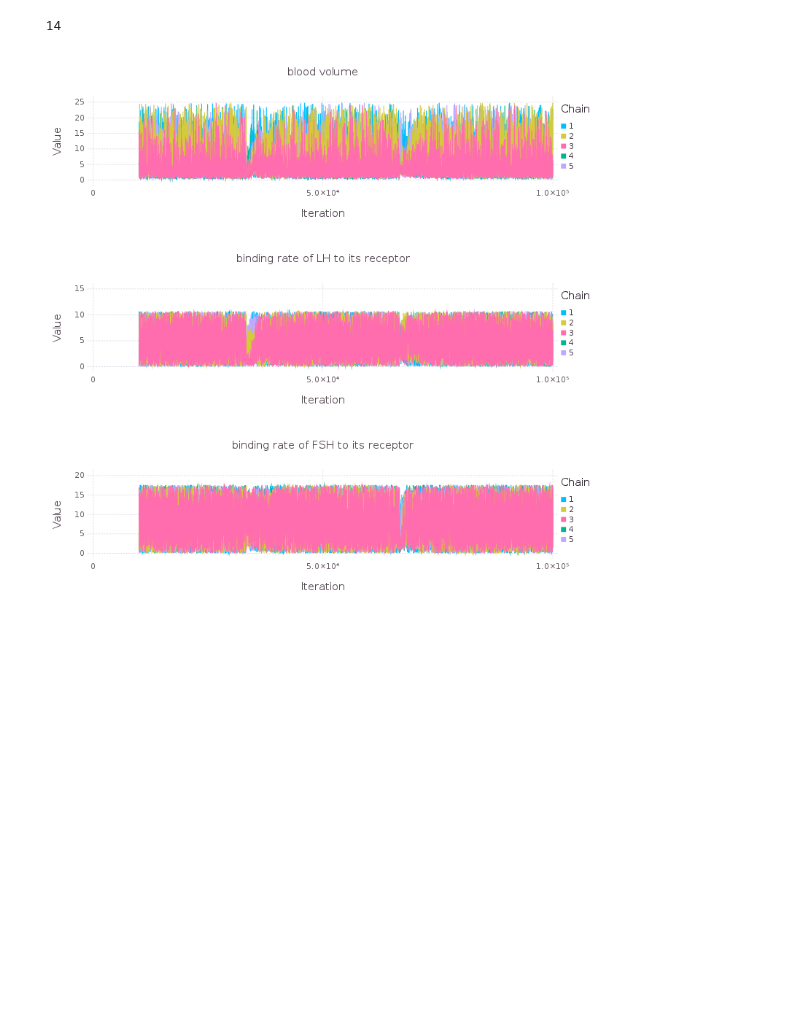
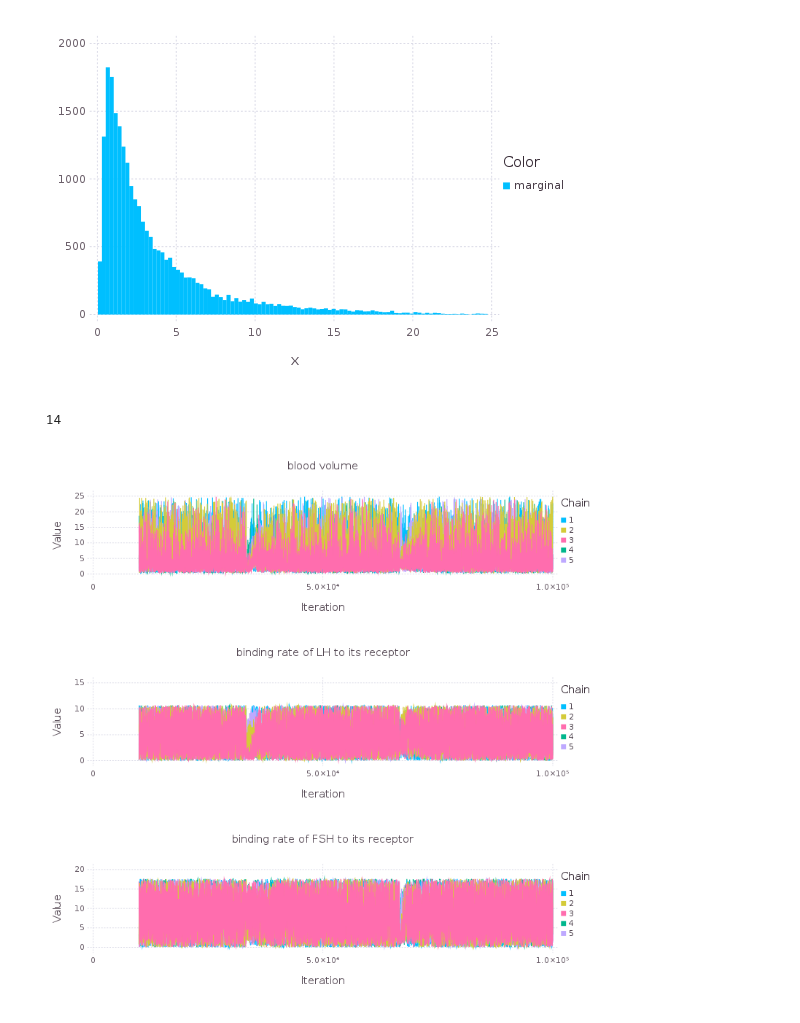
Before and after one commit to axsk/GynC.jl, a Jupyter notebook: notebooks/viewwalk.ipynb, the cells around one changed output. Cells and saved outputs as stored; diff of their text form; code cells hidden in the pictures; blank space fills up the shorter version.

```diff
--- a/notebooks/viewwalk.ipynb
+++ b/notebooks/viewwalk.ipynb
@@ -33,4 +37,0 @@ alldata = map((f,l)->load(f)["chains"][1:thin:l, :, :], files, lengths)
-# %%
-allchains  = cat(3, alldata...)[1:end,:,:]
-allpersons = cat(3,[vcat(alldata[:,p]...) for p=1:P]...)[1:C:end,:,:] #post^p
-all        = vcat(alldata...)[1:C*P:end,:,:] # pi1
@@ -162,3 +68,49 @@ Profile.print()
+# %%
+nchains(data) = size(data,3)
+nsamples(data) = size(data,1)
+chainnames(data) = collect(1:nchains(data))
+
+function mlevalue(species)
+    layer(Geom.vline,
+        xintercept=[Gync.sampledmles[species]])
+end
+
+function plotchains(data; npoints=1024, bincount=30, plottype=:bars, marginal=false)
+    @assert size(data,2) == 1
+    color = marginal ?
+        repeat(["marginal"], inner=[nsamples(data)*nchains(data)]) :
+        repeat(chainnames(data), inner=[nsamples(data)])
+    geom  = plottype == :dens?
+        (Geom.LineGeometry, Stat.density(npoints)):
+        (Geom.bar(position=:dodge), Stat.histogram(bincount=bincount))
+    layer(x=data[:,:,:], color=color, geom...)
+end
+
+function plotspecies(data, species::Int)
+    chains   = plotchains(data[:,species,:])
+    marginal = plotchains(data[:,species,:], marginal=true)
+    mle      = mlevalue(species)
+
+    Gadfly.add_plot_element!(marginal,Theme(line_width=3pt))
+
+    p = plot(marginal, chains, mle,
+        Scale.color_discrete(),
+        #Guide.colorkey("Person"),
+        Coord.Cartesian(xmin=0),
+        Guide.xlabel(Gync.samplednames[species]),
+        Theme(key_position = :none))
+
+    draw(SVG(8inch, 5inch), p)
+    #display(p)
+    p
+end
+
+plotspecies(data, species::Vector{Int}) = map(s->plotspecies(data,s), species)
+
+#plotspecies(allpersons[1:300:end,:,:], [8])
+plot(plotchains(allpersons[1:end,8,1], marginal=true, bincount=100))
+# %% [output]
+[figure, added]
 # %%
 plotspecies = [8, 9, 20, 39, 84, 89, 106, 107]
 #plotspecies = Colon()
```
Also changed, not shown: parts of 13 cells of this notebook, 2 other files.
